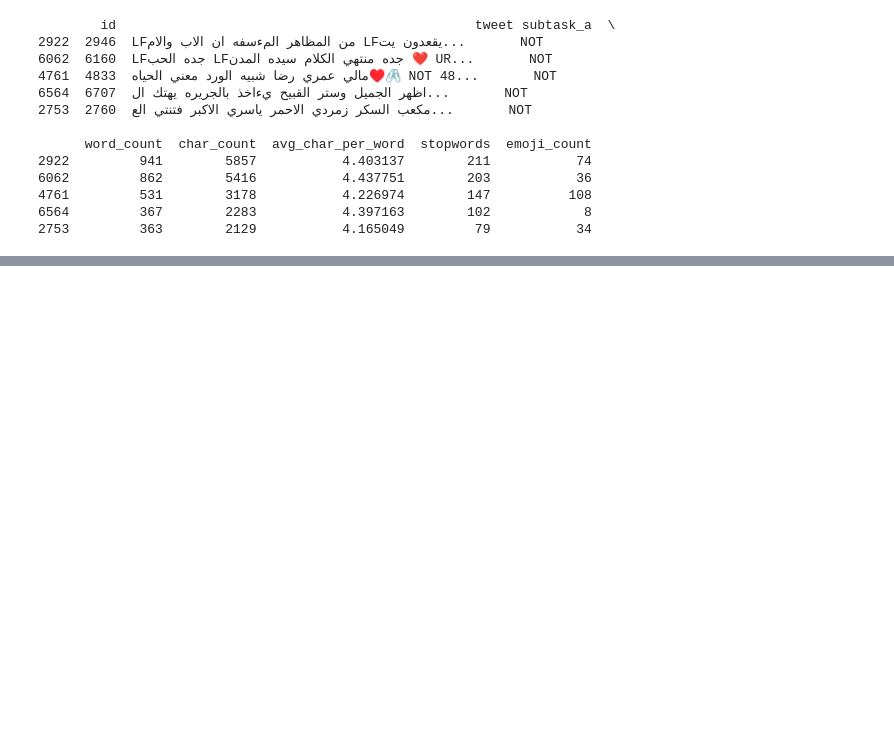
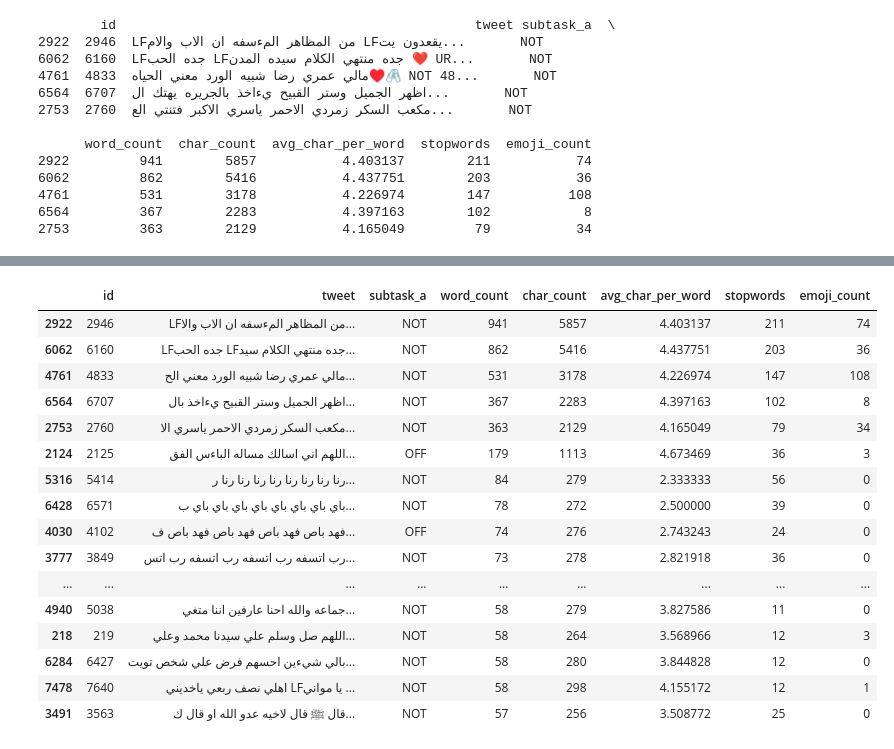
Before and after one commit to rfahrn/Shared_Task, a Jupyter notebook: Shared_Task.ipynb, the cells around one changed output, grey strips where cells are left out. Cells and saved outputs as stored; diff of their text form; code cells hidden in the pictures; blank space fills up the shorter version.

```diff
--- a/Shared_Task.ipynb
+++ b/Shared_Task.ipynb
@@ -145,0 +145,13 @@ train['tweet']
+# %%
+# removing emojis
+def remove_emoji(string):
+    return emoji.get_emoji_regexp().sub(u'', string)
+
+# removing USER
+def user_remove(string):
+  string = re.sub('(USER)', '', string)
+  return string
+train['tweet'] = train['tweet'].apply(remove_emoji)
+train['tweet'] = train['tweet'].apply(user_remove)
+train.head(40)
+# %% [output]
@@ -146,3 +160,20 @@ train['tweet']
+|  | id | tweet | subtask_a | word_count | char_count | avg_char_per_word | stopwords | emoji_count |
+| 2922 | 2946 | LFمن المظاهر المءسفه ان الاب والا... | NOT | 941 | 5857 | 4.403137 | 211 | 74 |
+| 6062 | 6160 | LFجده الحب LFجده منتهي الكلام سيد... | NOT | 862 | 5416 | 4.437751 | 203 | 36 |
+| 4761 | 4833 | مالي عمري رضا شبيه الورد معني الح... | NOT | 531 | 3178 | 4.226974 | 147 | 108 |
+| 6564 | 6707 | اظهر الجميل وستر القبيح يءاخذ بال... | NOT | 367 | 2283 | 4.397163 | 102 | 8 |
+| 2753 | 2760 | مكعب السكر زمردي الاحمر ياسري الا... | NOT | 363 | 2129 | 4.165049 | 79 | 34 |
+| 2124 | 2125 | اللهم اني اسالك مساله الباءس الفق... | OFF | 179 | 1113 | 4.673469 | 36 | 3 |
+| 5316 | 5414 | رنا رنا رنا رنا رنا رنا رنا رنا ر... | NOT | 84 | 279 | 2.333333 | 56 | 0 |
+| 6428 | 6571 | باي باي باي باي باي باي باي باي ب... | NOT | 78 | 272 | 2.500000 | 39 | 0 |
+| 4030 | 4102 | فهد باص فهد باص فهد باص فهد باص ف... | OFF | 74 | 276 | 2.743243 | 24 | 0 |
+| 3777 | 3849 | رب اتسفه رب اتسفه رب اتسفه رب اتس... | NOT | 73 | 278 | 2.821918 | 36 | 0 |
+| ... | ... | ... | ... | ... | ... | ... | ... | ... |
+| 4940 | 5038 | جماعه والله احنا عارفين اننا متغي... | NOT | 58 | 279 | 3.827586 | 11 | 0 |
+| 218 | 219 | اللهم صل وسلم علي سيدنا محمد وعلي... | NOT | 58 | 264 | 3.568966 | 12 | 3 |
+| 6284 | 6427 | بالي شيءين احسهم فرض علي شخص تويت... | NOT | 58 | 280 | 3.844828 | 12 | 0 |
+| 7478 | 7640 | اهلي نصف ربعي ياخديني LFيا مواني ... | NOT | 58 | 298 | 4.155172 | 12 | 1 |
+| 3491 | 3563 | قال ﷺ قال لاخيه عدو الله او قال ك... | NOT | 57 | 256 | 3.508772 | 25 | 0 |
 # %%
 
 from sklearn.model_selection import train_test_split
```
Also changed, not shown: parts of 5 cells of this notebook.
